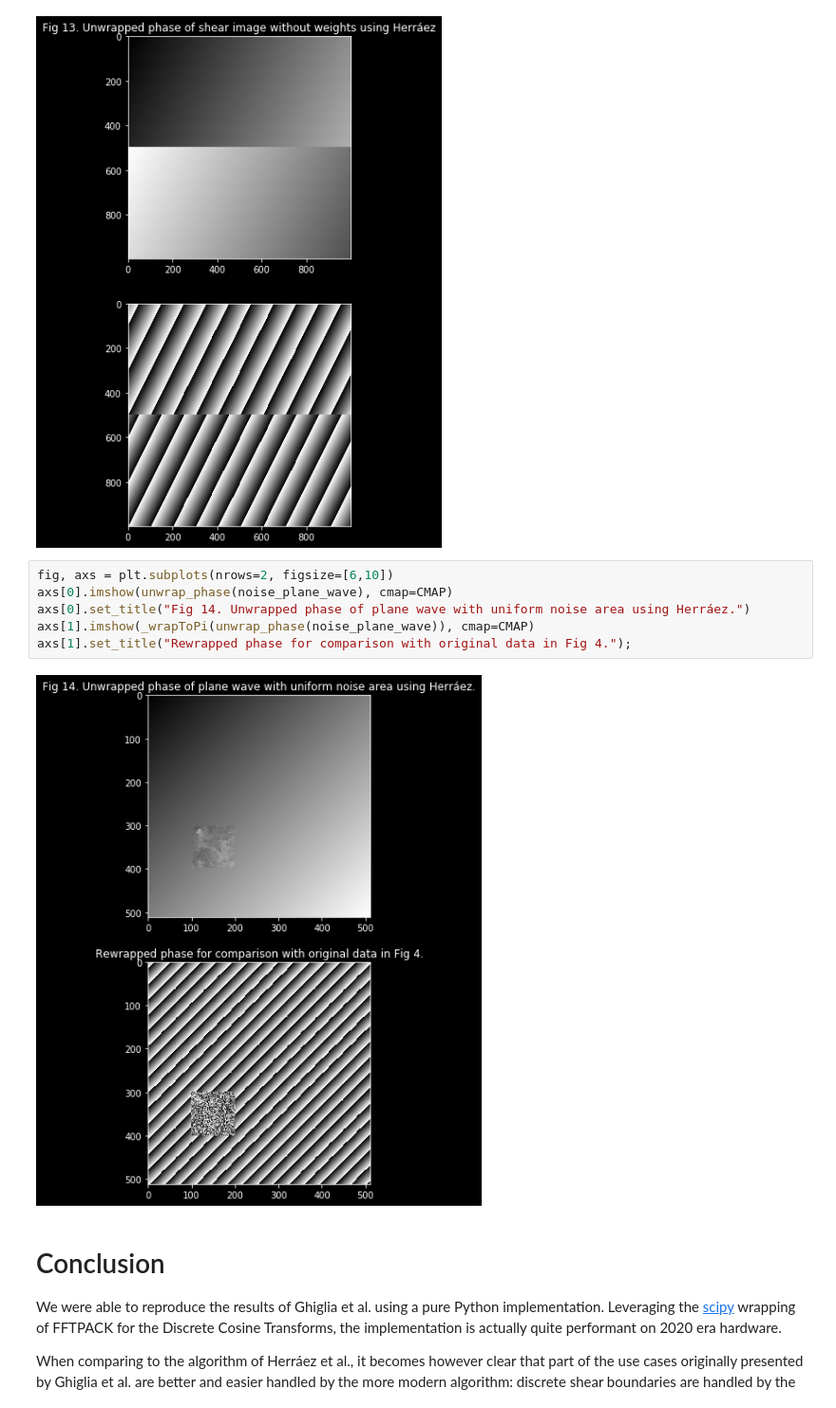
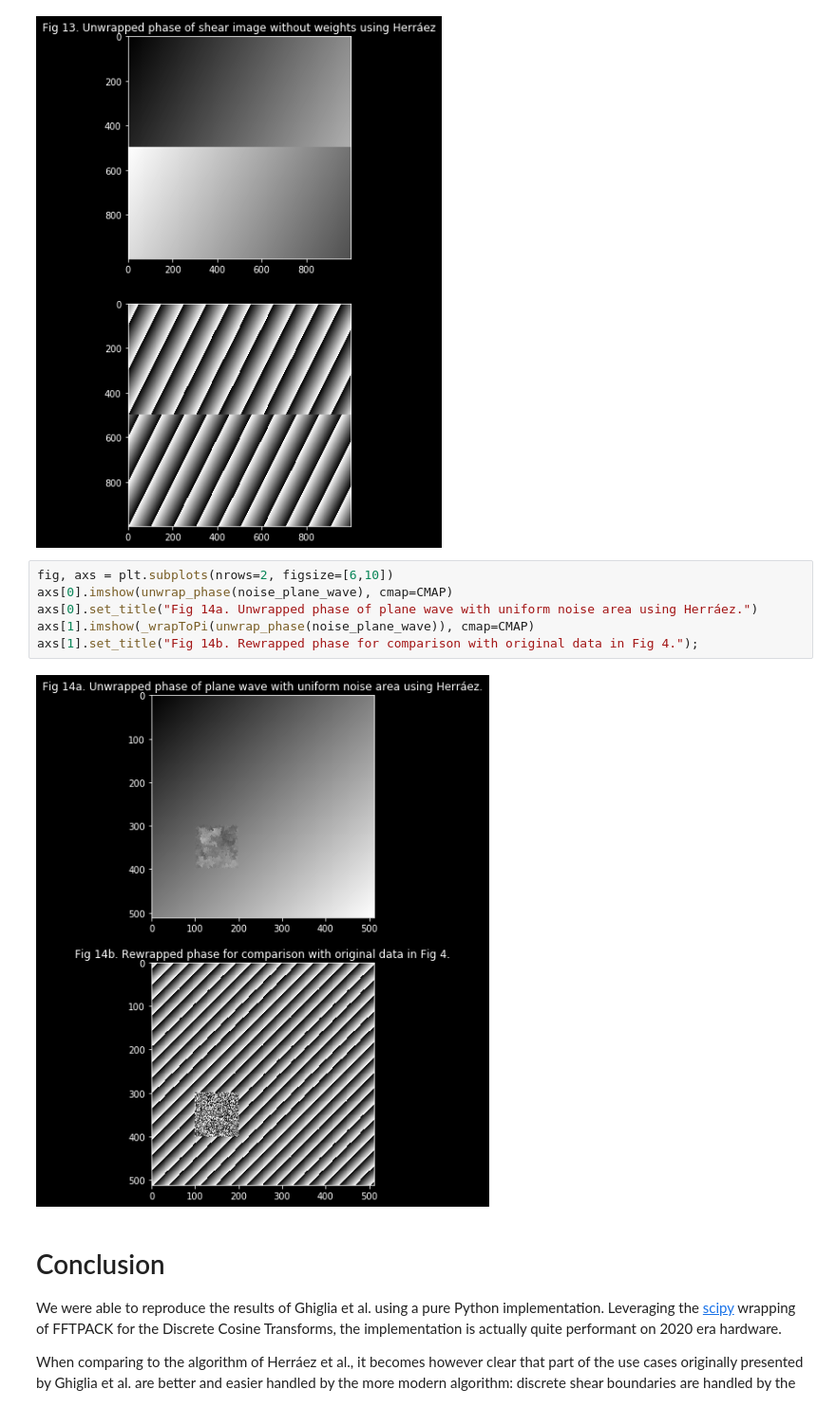
Before and after one commit to TAdeJong/weighed_phase_unwrap, a Jupyter notebook: weighed_phase_unwrap.ipynb, the cells around one changed output. Shown at 95% size. Saved outputs shown, nothing was run; the diff lists cells and outputs as text.

```diff
--- a/weighed_phase_unwrap.ipynb
+++ b/weighed_phase_unwrap.ipynb
@@ -177,11 +179,11 @@ axs[1].imshow(_wrapToPi(unwrap_phase(shear)), cmap=CMAP);
 # %%
 fig, axs = plt.subplots(nrows=2, figsize=[6,10])
 axs[0].imshow(unwrap_phase(noise_plane_wave), cmap=CMAP)
-axs[0].set_title("Fig 14. Unwrapped phase of plane wave with uniform noise area using Herráez.")
+axs[0].set_title("Fig 14a. Unwrapped phase of plane wave with uniform noise area using Herráez.")
 axs[1].imshow(_wrapToPi(unwrap_phase(noise_plane_wave)), cmap=CMAP)
-axs[1].set_title("Rewrapped phase for comparison with original data in Fig 4.");
+axs[1].set_title("Fig 14b. Rewrapped phase for comparison with original data in Fig 4.");
 # %% [output]
-[figure, old version]
+[figure, new version]
 # %% [markdown]
 # Conclusion
 We were able to reproduce the results of Ghiglia et al. using a pure Python implementation. Leveraging the [scipy](https://doi.org/10.1038/s41592-019-0686-2) wrapping of FFTPACK for the Discrete Cosine Transforms, the implementation is actually quite performant on 2020 era hardware.
```
Also changed, not shown: parts of 5 cells of this notebook.
